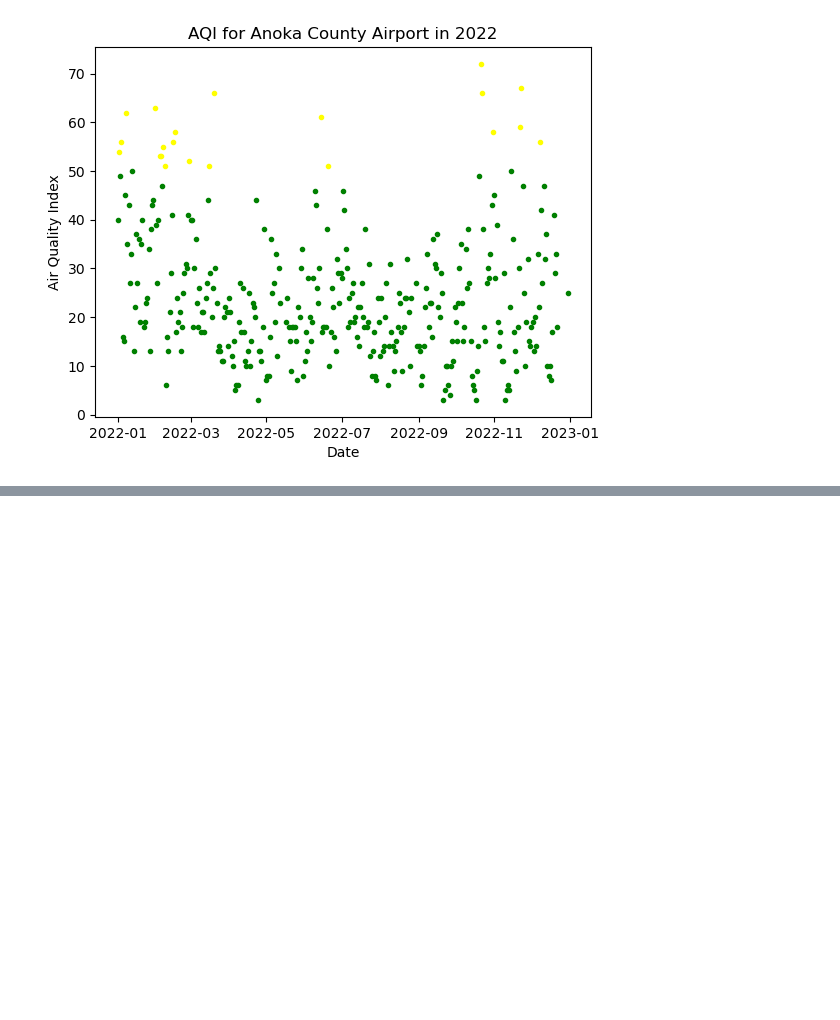
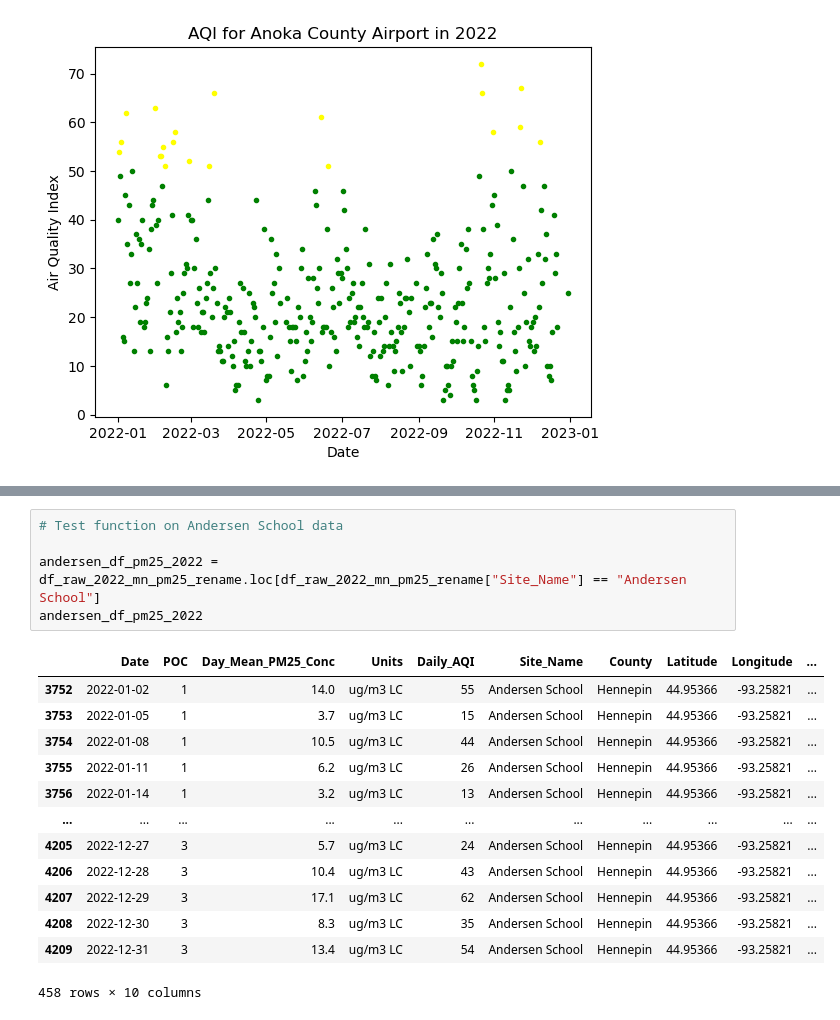
Before and after one commit to SamEspe/Air_Quality_Analysis, a Jupyter notebook: Air_Quality_Analysis.ipynb, the cells around one changed output, grey strips where cells are left out. Cells and saved outputs as stored; diff of their text form; blank space fills up the shorter version.

```diff
--- a/Air_Quality_Analysis.ipynb
+++ b/Air_Quality_Analysis.ipynb
@@ -282,0 +235,19 @@ plt.show()
+# %%
+# Test function on Andersen School data
+
+andersen_df_pm25_2022 = df_raw_2022_mn_pm25_rename.loc[df_raw_2022_mn_pm25_rename["Site_Name"] == "Andersen School"]
+andersen_df_pm25_2022
+# %% [output]
+|  | Date | POC | Day_Mean_PM25_Conc | Units | Daily_AQI | Site_Name | County | Latitude | Longitude | ... |
+| 3752 | 2022-01-02 | 1 | 14.0 | ug/m3 LC | 55 | Andersen School | Hennepin | 44.95366 | -93.25821 | ... |
+| 3753 | 2022-01-05 | 1 | 3.7 | ug/m3 LC | 15 | Andersen School | Hennepin | 44.95366 | -93.25821 | ... |
+| 3754 | 2022-01-08 | 1 | 10.5 | ug/m3 LC | 44 | Andersen School | Hennepin | 44.95366 | -93.25821 | ... |
+| 3755 | 2022-01-11 | 1 | 6.2 | ug/m3 LC | 26 | Andersen School | Hennepin | 44.95366 | -93.25821 | ... |
+| 3756 | 2022-01-14 | 1 | 3.2 | ug/m3 LC | 13 | Andersen School | Hennepin | 44.95366 | -93.25821 | ... |
+| ... | ... | ... | ... | ... | ... | ... | ... | ... | ... | ... |
+| 4205 | 2022-12-27 | 3 | 5.7 | ug/m3 LC | 24 | Andersen School | Hennepin | 44.95366 | -93.25821 | ... |
+| 4206 | 2022-12-28 | 3 | 10.4 | ug/m3 LC | 43 | Andersen School | Hennepin | 44.95366 | -93.25821 | ... |
+| 4207 | 2022-12-29 | 3 | 17.1 | ug/m3 LC | 62 | Andersen School | Hennepin | 44.95366 | -93.25821 | ... |
+| 4208 | 2022-12-30 | 3 | 8.3 | ug/m3 LC | 35 | Andersen School | Hennepin | 44.95366 | -93.25821 | ... |
+| 4209 | 2022-12-31 | 3 | 13.4 | ug/m3 LC | 54 | Andersen School | Hennepin | 44.95366 | -93.25821 | ... |
+458 rows × 10 columns
```
Also changed, not shown: parts of 10 cells of this notebook.
